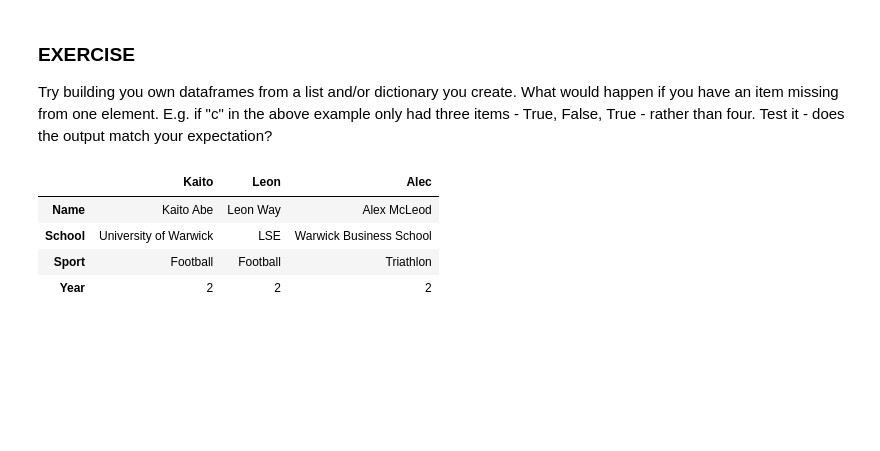
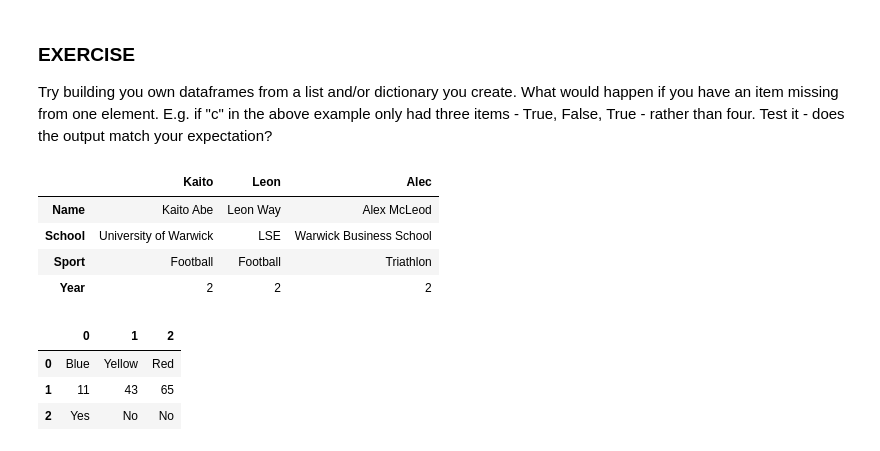
Before and after one commit to kaito18abe/kaito18abe-kaito18abe-DataScience-GenAI-Submissions, a Jupyter notebook: Assignment_1/2_01_data_and_feature_engineering_in_panas_COMPLETED.ipynb, the cells around one changed output. Cells and saved outputs as stored; diff of their text form; code cells hidden in the pictures; blank space fills up the shorter version.

```diff
--- a/Assignment_1/2_01_data_and_feature_engineering_in_panas_COMPLETED.ipynb
+++ b/Assignment_1/2_01_data_and_feature_engineering_in_panas_COMPLETED.ipynb
@@ -137,3 +137,17 @@ df
 | School | University of Warwick | LSE | Warwick Business School |
 | Sport | Football | Football | Triathlon |
 | Year | 2 | 2 | 2 |
+# %%
+import pandas as pd
+
+a_1 = ["Blue", "Yellow", "Red"]
+b_1 = [11, 43, 65]
+c_1 = ["Yes", "No", "No"]
+listdf_1 = pd.DataFrame([a_1, b_1, c_1])
+# %%
+listdf_1
+# %% [output]
+|  | 0 | 1 | 2 |
+| 0 | Blue | Yellow | Red |
+| 1 | 11 | 43 | 65 |
+| 2 | Yes | No | No |
```
